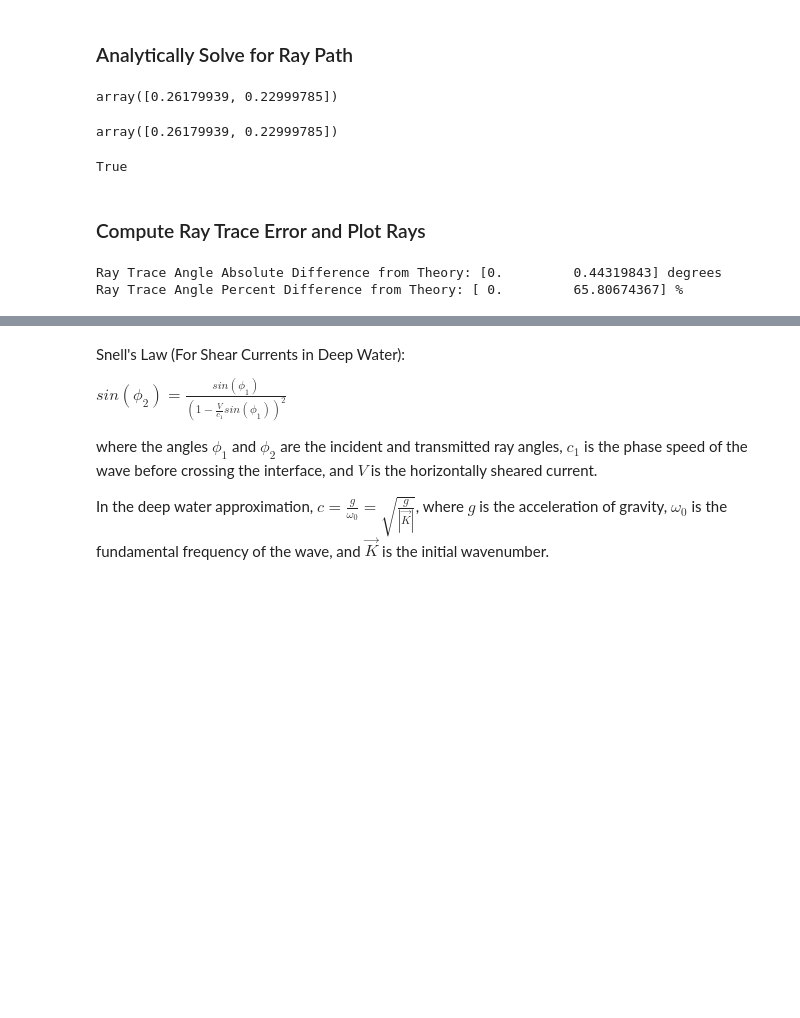
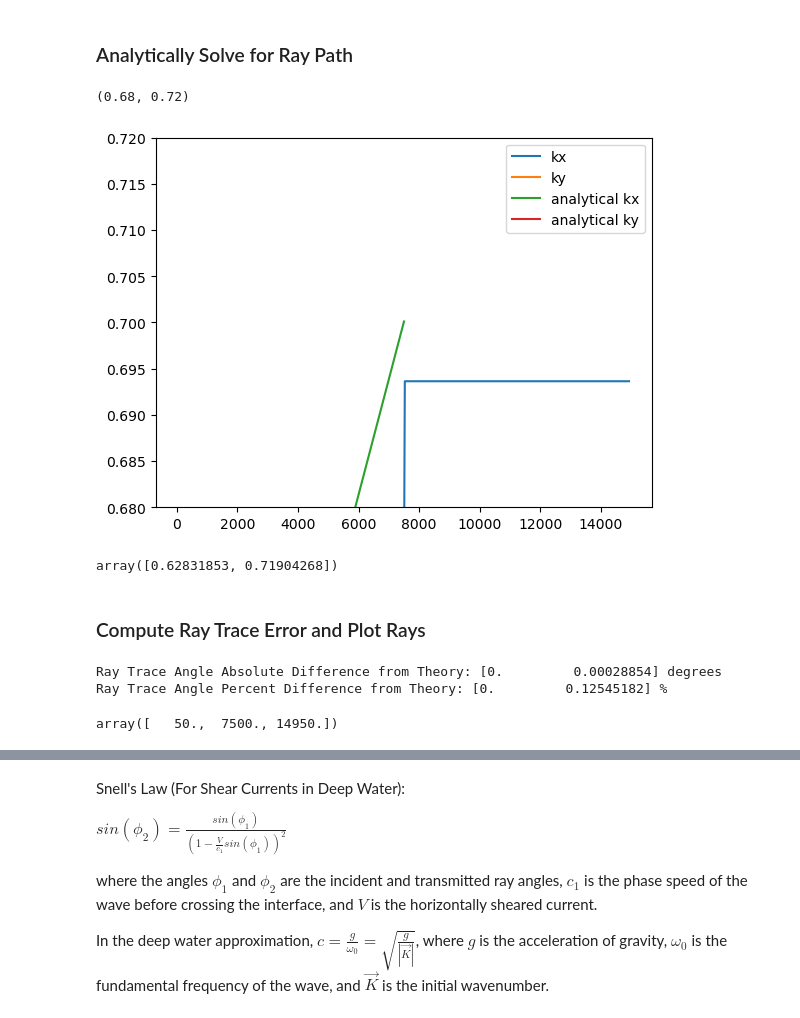
Before and after one commit to mines-oceanography/mantaray, a Jupyter notebook: notebooks/theoretical_comparison/snells_law_verification.ipynb, the cells around one changed output, grey strips where cells are left out. Saved outputs shown, nothing was run; the diff lists cells and outputs as text; code cells hidden in the pictures; blank space fills up the shorter version.

```diff
--- a/notebooks/theoretical_comparison/snells_law_verification.ipynb
+++ b/notebooks/theoretical_comparison/snells_law_verification.ipynb
@@ -244,12 +292,0 @@ for i in range(len(phis)):
-# %%
-phis
-# %% [output]
-array([0.26179939, 0.22999785])
-# %%
-phis_analytical
-# %% [output]
-array([0.26179939, 0.22999785])
-# %%
-np.allclose(phis, phis_analytical)
-# %% [output]
-True
@@ -270,3 +293,19 @@ for i, phi in enumerate(phis):
+# %%
+plt.plot(ray_evolution.x, ray_evolution.kx, label='kx')
+plt.plot(ray_evolution.x, ray_evolution.ky, label='ky')
+plt.plot(xs_analytical[:-1], np.cos(phis_analytical)*ks_analytical, label='analytical kx')
+plt.plot(xs_analytical[:-1], np.sin(phis_analytical)*ks_analytical, label='analytical ky')
+#plt.plot(ray_evolution.x, ray_evolution.k, label='k')
+#plt.plot(xs_analytical[:-1], ks_analytical, label='analytical k')
+plt.legend()
+plt.ylim(0.68, 0.72)
+# %% [output]
+(0.68, 0.72)
+[figure, added]
+# %%
+ks_analytical
+# %% [output]
+array([0.62831853, 0.71904268])
 # %% [markdown]
 ### Compute Ray Trace Error and Plot Rays
 # %%
@@ -274,10 +313,14 @@ for i, phi in enumerate(phis):
 ray_angles = xr.DataArray(data=ray_evolution.phi.values[:-1], coords={'x':ray_evolution.x.values[:-1]})
 
 # Find the difference and percent difference between the analytical and computational ray traces
-phi_diffs = np.abs(phis - ray_angles.sel(x=mid_shelf_xs, method='nearest'))
-phi_diffs_percent = phi_diffs / phis * 100
+phi_diffs = np.abs(phis_analytical - ray_angles.sel(x=mid_zone_xs, method='nearest'))
+phi_diffs_percent = phi_diffs / phis_analytical * 100
 print('Ray Trace Angle Absolute Difference from Theory:', phi_diffs.values, 'degrees')
 print('Ray Trace Angle Percent Difference from Theory:', phi_diffs_percent.values, '%')
 # %% [output]
-Ray Trace Angle Absolute Difference from Theory: [0.         0.44319843] degrees
-Ray Trace Angle Percent Difference from Theory: [ 0.         65.80674367] %
+Ray Trace Angle Absolute Difference from Theory: [0.         0.00028854] degrees
+Ray Trace Angle Percent Difference from Theory: [0.         0.12545182] %
+# %%
+xs_analytical
+# %% [output]
+array([   50.,  7500., 14950.])
```
Also changed, not shown: parts of 17 cells of this notebook.
